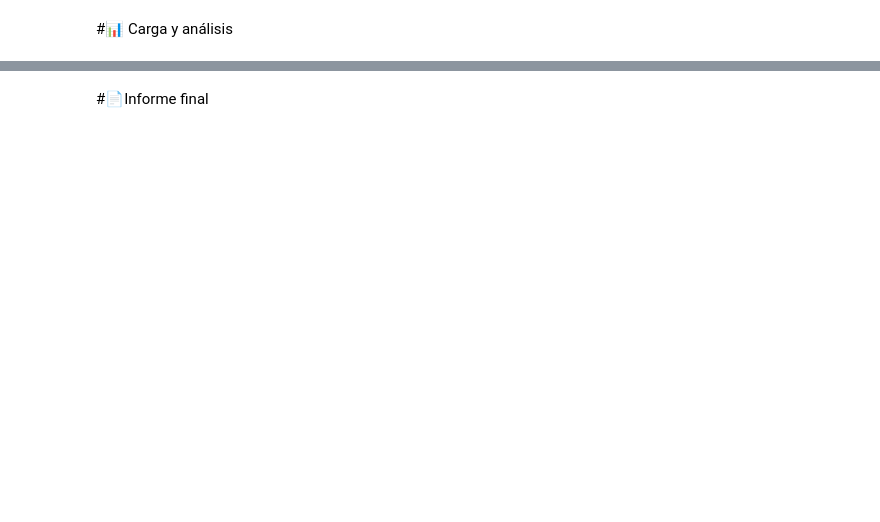
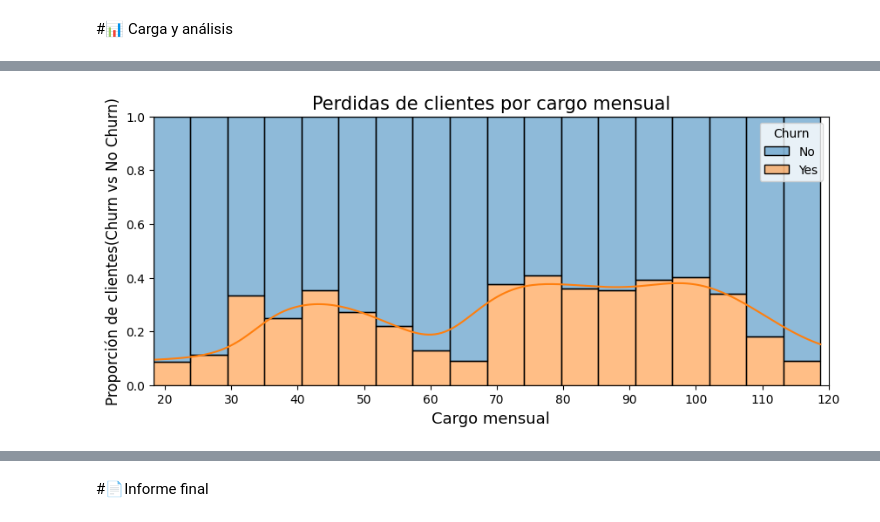
Before and after one commit to cristianpaladines/Datascience-challenge-2-Telecom-X, a Jupyter notebook: 1_Challenge_TelecomX_LATAM.ipynb, the cells around one changed output, grey strips where cells are left out. Drawn from its saved outputs; the diff is of its cells as text; code cells hidden in the pictures; blank space fills up the shorter version.

```diff
--- a/1_Challenge_TelecomX_LATAM.ipynb
+++ b/1_Challenge_TelecomX_LATAM.ipynb
@@ -8,0 +358,12 @@
+# %%
+fig, ax = plt.subplots(figsize=(10, 4))
+
+ax = sns.histplot(data=df, x='account.Charges.Monthly', hue='Churn', kde=True, ax=ax, multiple="fill")
+ax.set_title('Perdidas de clientes por cargo mensual', loc='center', fontsize=15)
+ax.set_xticks(np.arange(20, 130, 10))
+ax.set_xlabel('Cargo mensual', fontsize=13)
+ax.set_ylabel('Proporción de clientes(Churn vs No Churn)', fontsize=12)
+
+plt.show()
+# %% [output]
+[figure, added]
```
Also changed, not shown: parts of 55 cells of this notebook.
